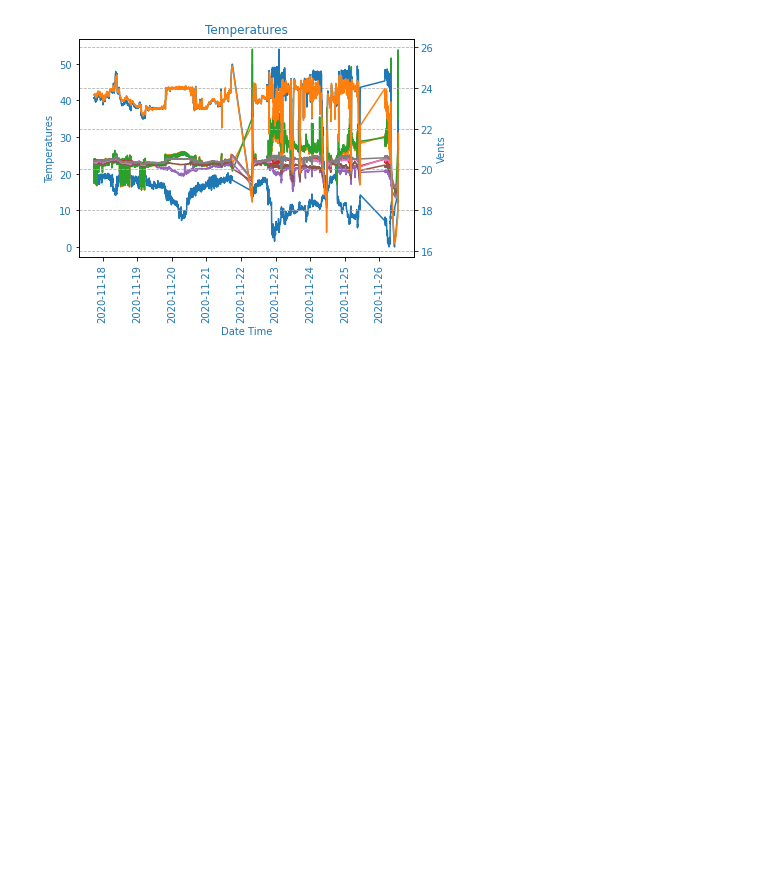
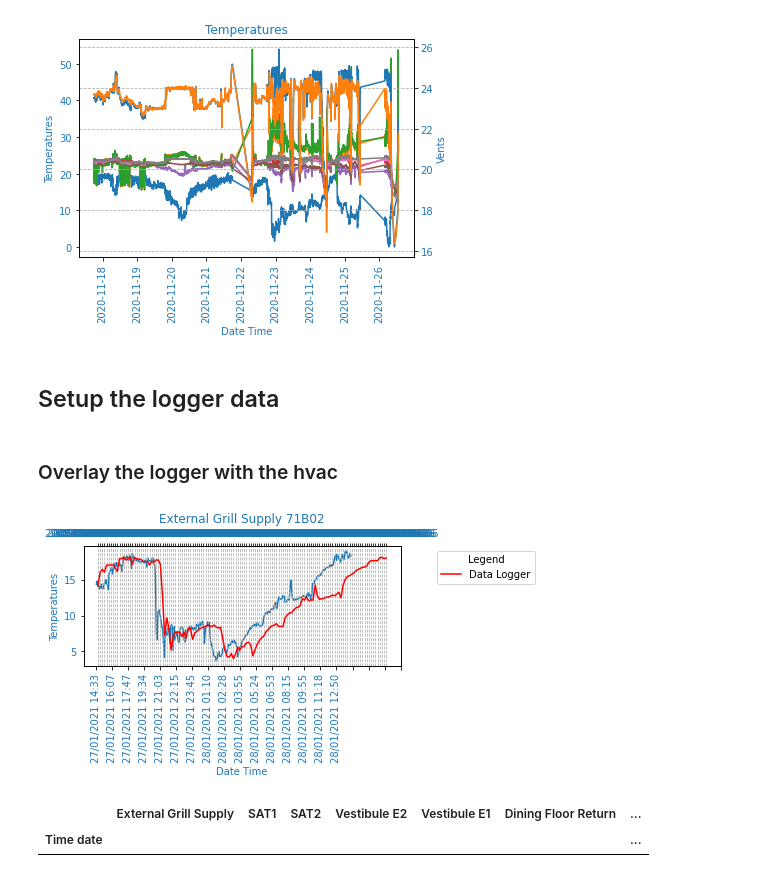
Before and after one commit to benjjo/HVACLogger, a Jupyter notebook: HVAC_Logger.ipynb, the cells around one changed output. Saved outputs shown, nothing was run; the diff lists cells and outputs as text; code cells hidden in the pictures; blank space fills up the shorter version.

Commit message:
feature added - overlay logger data with hvac. Tested OK.

```diff
--- a/HVAC_Logger.ipynb
+++ b/HVAC_Logger.ipynb
@@ -293,3 +293,5 @@ plt.grid('on', linestyle='--')
 plt.show()
 # %% [output]
 [figure]
+# %% [markdown]
+## Setup the logger data
@@ -295,0 +327,69 @@ plt.show()
+# %% [markdown]
+### Overlay the logger with the hvac
+# %%
+df = pd.read_csv("test.csv")
+temperatureData = df.set_index('Time date')
+#temperatureData = df[(df['Time date'] >= loggerData.index[0]) & (df['Time date'] <= loggerData.index[-1])].copy().set_index('Time date')
+
+loggerData = loggerData.iloc[1:] # Drop rows
+
+dl = loggerData['Temperature °C']
+
+y1 = temperatureData['External Grill Supply']
+#y2 = temperatureData['SAT1']
+#y3 = temperatureData['SAT2']
+#y4 = temperatureData['Vestibule E2']
+#y5 = temperatureData['Vestibule E1']
+#y6 = temperatureData['Dining Floor Return']
+#y7 = temperatureData['Guards Rest Room']
+#y8 = temperatureData['Guards Control Room']
+#y9 = temperatureData['Return Air Damper']
+#y0 = temperatureData['Fresh Air Damper']
+
+x = temperatureData.index
+
+
+fig, ax1 = plt.subplots()
+ax2 = ax1.twiny()  # instantiate a second axes that shares the same x-axis
+
+ax1.set_xlabel('Date Time', color='C0')
+ax1.set_ylabel('Temperatures', color='C0')
+ax1.tick_params(axis='x', labelcolor='C0', labelrotation=90)
+ax1.tick_params(axis='y', labelcolor='C0')
+ax2.tick_params(axis='x', labelcolor='C0')
+
+curve1 = ax1.plot(x, y1, label='External Grill Supply 71B02', color='tab:blue')
+#curve2 = ax1.plot(y2, label='SAT1 MERAK', color='tab:orange')
+#curve3 = ax1.plot(y3, label='SAT2 MERAK', color='tab:green')
+#curve4 = ax1.plot(y4, label='Vestibule E2 71B04', color='tab:red')
+#curve5 = ax1.plot(y5, label='Vestibule E1 71B03', color='tab:purple')
+#curve6 = ax1.plot(y6, label='Dining Floor Return 71B01', color='tab:brown')
+#curve7 = ax1.plot(y7, label='Guards Rest Room 71B05', color='tab:pink')
+#curve8 = ax1.plot(y8, label='Guards Control Room 71B06', color='tab:gray')
+
+ax2.tick_params(axis='y', labelcolor='C0')
+
+curveDL = ax2.plot(dl, label='Data Logger', color='r')
+
+plt.tight_layout(pad=2)
+plt.title('External Grill Supply 71B02', color='C0')
+lgd = plt.legend(title='Legend', bbox_to_anchor=(1.1, 1), loc='upper left')
+plt.grid('on', linestyle='--')
+
+# plt.plot()
+
+ax1.set_xticks(range(0,len(x), 100))
+#ax2.set_xticks([]) # Hide the xticks on the top axis.
+
+plt.savefig('myfig100.png', dpi=300, facecolor='w', edgecolor='w',
+        orientation='landscape', format=None, bbox_extra_artists=(lgd,), bbox_inches='tight',
+        transparent=False, pad_inches=0.1)
+
+plt.show()
+# %% [output]
+[figure, added]
+# %%
+temperatureData.head()
+# %% [output]
+|  | External Grill Supply | SAT1 | SAT2 | Vestibule E2 | Vestibule E1 | Dining Floor Return | ... |
+| Time date |  |  |  |  |  |  | ... |
```
Also changed, not shown: parts of 7 cells of this notebook, 2 other files.
